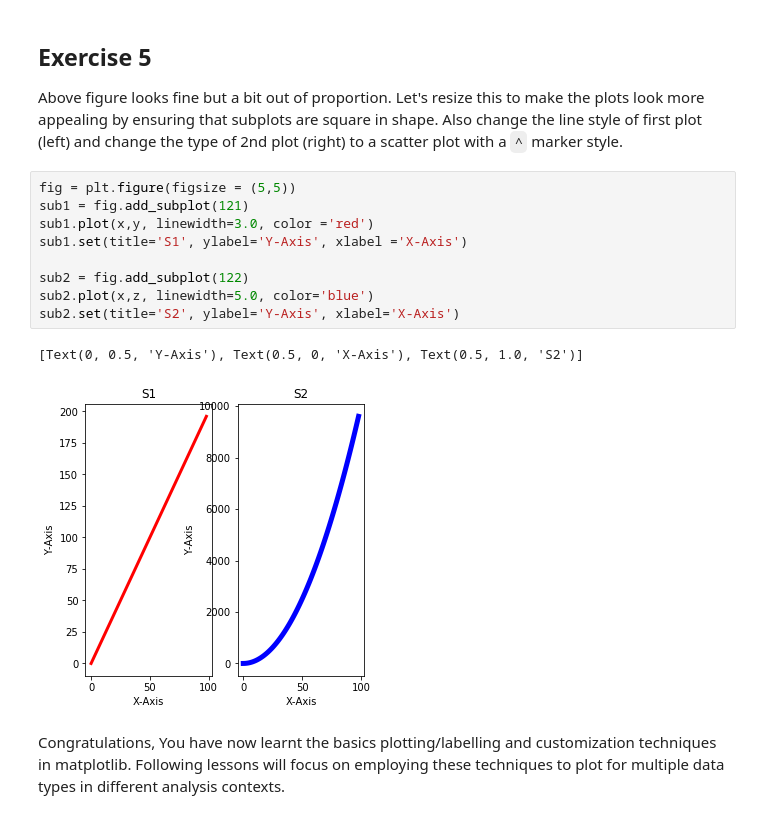
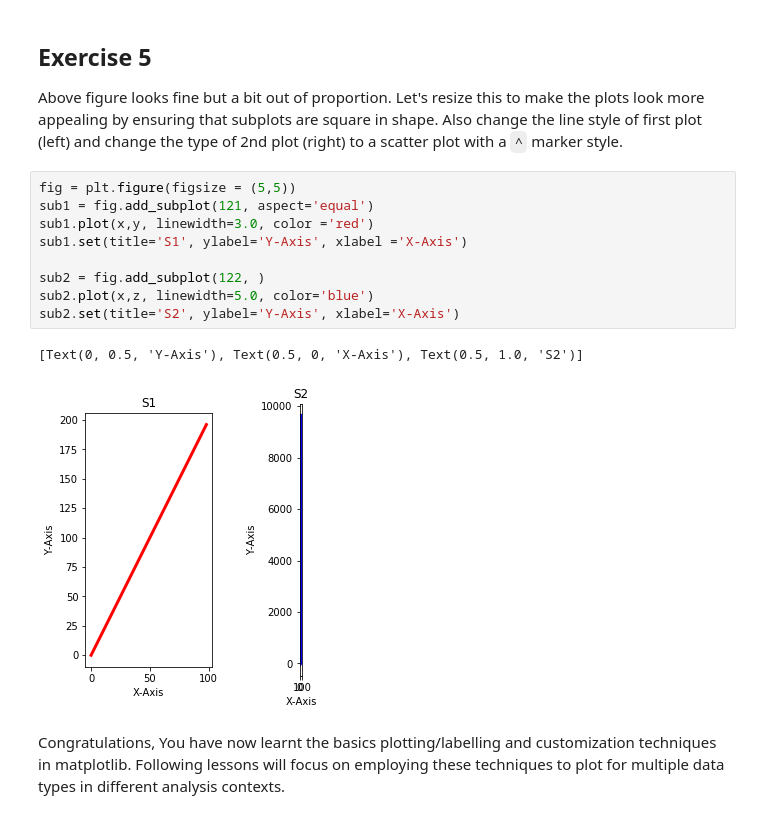
Before and after one commit to NomexHq/ds-matplotlib-intro-lab-nyc-ds-career-031119, a Jupyter notebook: index.ipynb, the cells around one changed output. Saved outputs shown, nothing was run; the diff lists cells and outputs as text.

```diff
--- a/index.ipynb
+++ b/index.ipynb
@@ -171,16 +171,16 @@ sub2.set(title='S2', ylabel='Y-Axis', xlabel='X-Axis')
 Above figure looks fine but a bit out of proportion. Let's resize this to make the plots look more appealing by ensuring that subplots are square in shape. Also change the line style of first plot (left) and change the type of 2nd plot (right) to a scatter plot with a `^` marker style.
 # %%
 fig = plt.figure(figsize = (5,5))
-sub1 = fig.add_subplot(121)
+sub1 = fig.add_subplot(121, aspect='equal')
 sub1.plot(x,y, linewidth=3.0, color ='red')
 sub1.set(title='S1', ylabel='Y-Axis', xlabel ='X-Axis')
 
-sub2 = fig.add_subplot(122)
+sub2 = fig.add_subplot(122, )
 sub2.plot(x,z, linewidth=5.0, color='blue')
 sub2.set(title='S2', ylabel='Y-Axis', xlabel='X-Axis')
 # %% [output]
 [Text(0, 0.5, 'Y-Axis'), Text(0.5, 0, 'X-Axis'), Text(0.5, 1.0, 'S2')]
-[figure, old version]
+[figure, new version]
 # %% [markdown]
 Congratulations, You have now learnt the basics plotting/labelling and customization techniques in matplotlib. Following lessons will focus on employing these techniques to plot for multiple data types in different analysis contexts.
 # %% [markdown]
```
